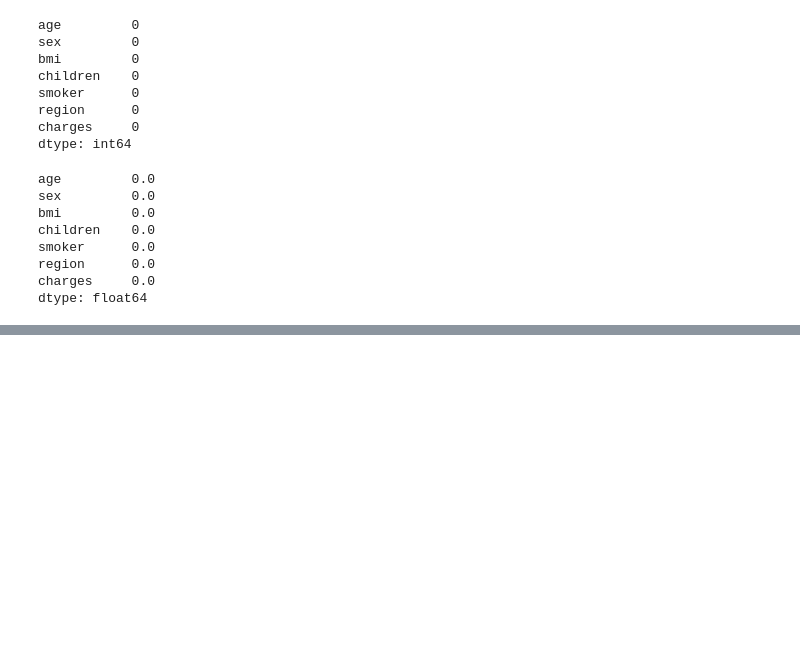
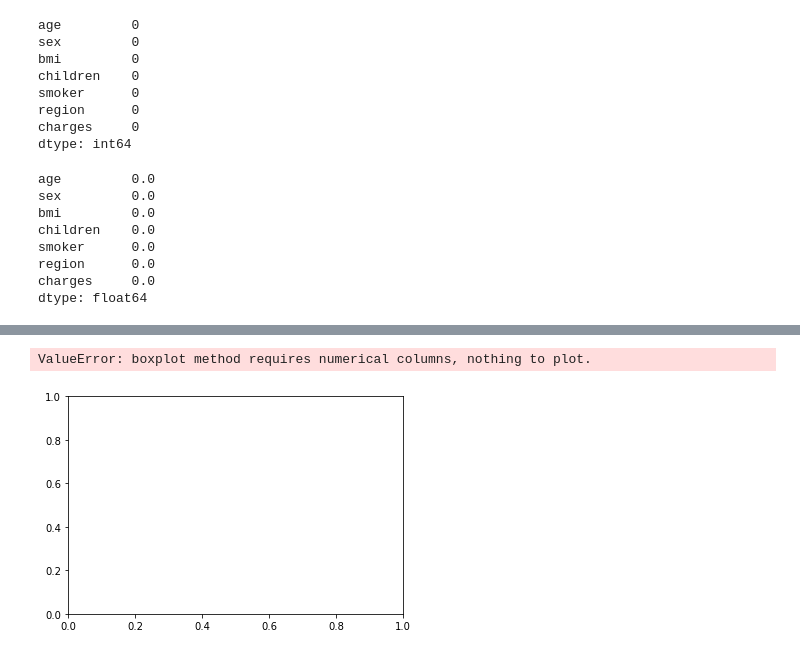
Before and after one commit to EdwinNdungu/EDA--for--insurance--with--jupyter-notebook, a Jupyter notebook: EDA .ipynb, the cells around one changed output, grey strips where cells are left out. Saved outputs shown, nothing was run; the diff lists cells and outputs as text; code cells hidden in the pictures; blank space fills up the shorter version.

```diff
--- a/EDA .ipynb
+++ b/EDA .ipynb
@@ -96,0 +122,7 @@ dtype: float64
+# %%
+#Boxplot
+
+df[['smoker']].boxplot()
+# %% [output]
+ValueError: boxplot method requires numerical columns, nothing to plot.
+[figure, added]
```
Also changed, not shown: parts of 12 cells of this notebook.
